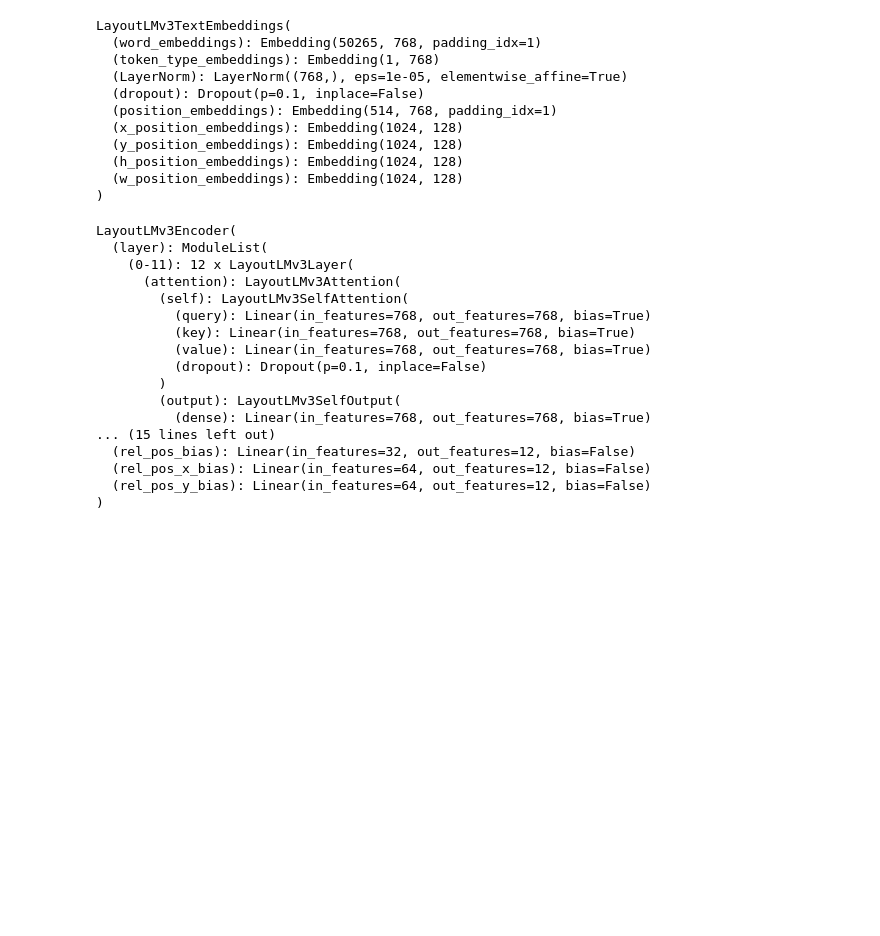
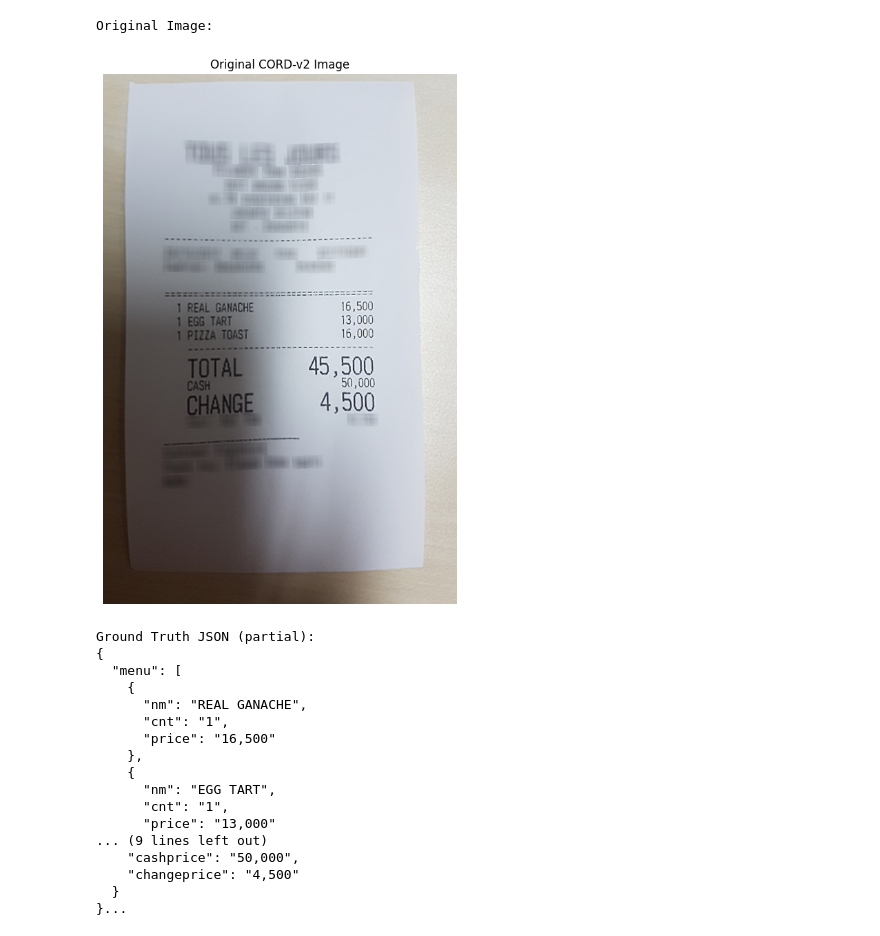
Before and after one commit to NamanZelawat/Kaggle_Gym, a Jupyter notebook: YANS .ipynb, the cells around one changed output. Cells and saved outputs as stored; diff of their text form; code cells hidden in the pictures; blank space fills up the shorter version.

```diff
--- a/YANS .ipynb
+++ b/YANS .ipynb
@@ -11,4 +9,3 @@ def load_image(image : bytes):
 # %%
 # Load dataset with Hugging Face
-hf_dataset = load_dataset("naver-clova-ix/cord-v2", split="train")
-print(hf_dataset[0].keys())
+dataset = load_dataset("naver-clova-ix/cord-v2", split="validation")
@@ -119,34 +12,36 @@ Non-trainable params: 0
-# %%
-model.embeddings
-# %% [output]
-LayoutLMv3TextEmbeddings(
-  (word_embeddings): Embedding(50265, 768, padding_idx=1)
-  (token_type_embeddings): Embedding(1, 768)
-  (LayerNorm): LayerNorm((768,), eps=1e-05, elementwise_affine=True)
-  (dropout): Dropout(p=0.1, inplace=False)
-  (position_embeddings): Embedding(514, 768, padding_idx=1)
-  (x_position_embeddings): Embedding(1024, 128)
-  (y_position_embeddings): Embedding(1024, 128)
-  (h_position_embeddings): Embedding(1024, 128)
-  (w_position_embeddings): Embedding(1024, 128)
-)
-# %%
-model.encoder
-# %% [output]
-LayoutLMv3Encoder(
-  (layer): ModuleList(
-    (0-11): 12 x LayoutLMv3Layer(
-      (attention): LayoutLMv3Attention(
-        (self): LayoutLMv3SelfAttention(
-          (query): Linear(in_features=768, out_features=768, bias=True)
-          (key): Linear(in_features=768, out_features=768, bias=True)
-          (value): Linear(in_features=768, out_features=768, bias=True)
-          (dropout): Dropout(p=0.1, inplace=False)
-        )
-        (output): LayoutLMv3SelfOutput(
-          (dense): Linear(in_features=768, out_features=768, bias=True)
-... (15 lines left out)
-  (rel_pos_bias): Linear(in_features=32, out_features=12, bias=False)
-  (rel_pos_x_bias): Linear(in_features=64, out_features=12, bias=False)
-  (rel_pos_y_bias): Linear(in_features=64, out_features=12, bias=False)
-)
+# %%
+sample_image_data = dataset[0] # Take the first example
+sample_image_pil = sample_image_data["image"].convert("RGB") # Ensure it's RGB
+ground_truth_json_str = sample_image_data["ground_truth"]
+ground_truth_dict = json.loads(ground_truth_json_str)
+
+print("Original Image:")
+plt.figure(figsize=(8, 10))
+plt.imshow(sample_image_pil)
+plt.axis('off')
+plt.title("Original CORD-v2 Image")
+plt.show()
+
+print("\nGround Truth JSON (partial):")
+# Pretty print a part of the ground truth for understanding
+print(json.dumps(ground_truth_dict["gt_parse"], indent=2)[:500] + "...") # Show first 500 chars
+# %% [output]
+Original Image:
+[figure, added]
+Ground Truth JSON (partial):
+{
+  "menu": [
+    {
+      "nm": "REAL GANACHE",
+      "cnt": "1",
+      "price": "16,500"
+    },
+    {
+      "nm": "EGG TART",
+      "cnt": "1",
+      "price": "13,000"
+... (9 lines left out)
+    "cashprice": "50,000",
+    "changeprice": "4,500"
+  }
+}...
```
Also changed, not shown: parts of 18 cells of this notebook, 3 other files.
